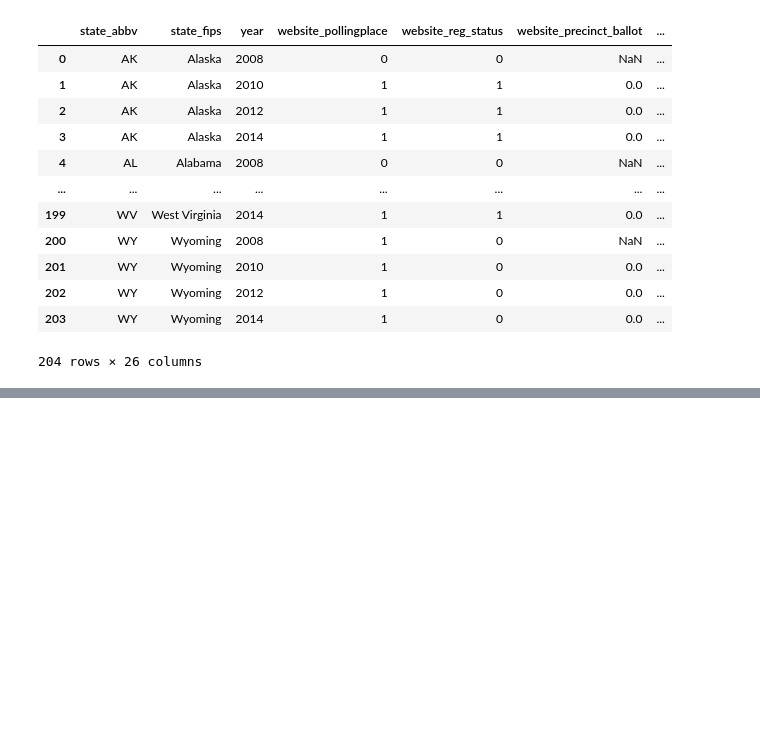
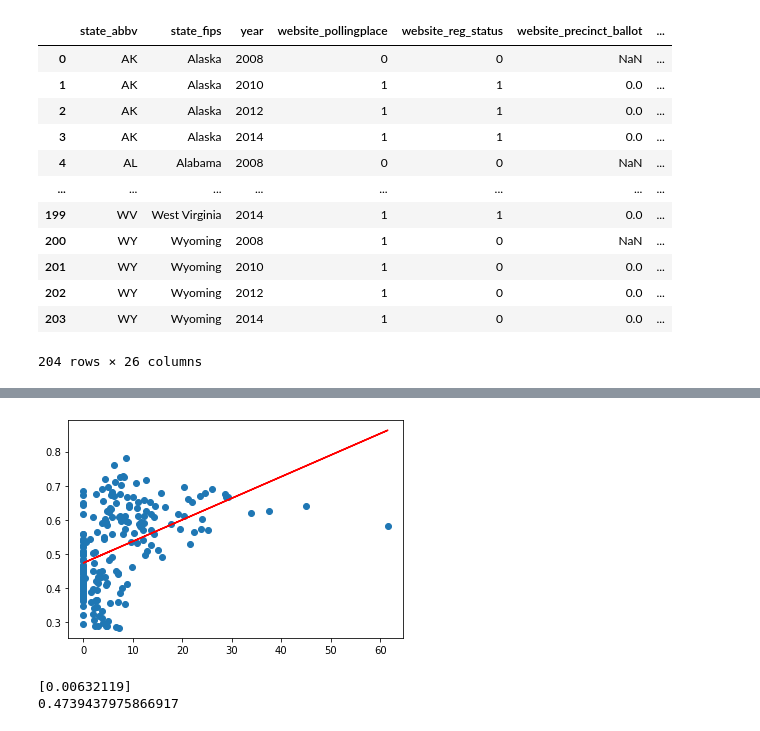
Before and after one commit to mmingoia/HTML_MN_Group_Project, a Jupyter notebook: election.ipynb, the cells around one changed output, grey strips where cells are left out. Drawn from its saved outputs; the diff is of its cells as text; code cells hidden in the pictures; blank space fills up the shorter version.

```diff
--- a/election.ipynb
+++ b/election.ipynb
@@ -40,0 +143,12 @@ df1
+# %%
+plt.scatter(X, y)
+plt.plot(X, y_pred, color='red')
+plt.show()
+# %% [output]
+[figure, added]
+# %%
+print(model.coef_)
+print(model.intercept_)
+# %% [output]
+[0.00632119]
+0.4739437975866917
```
Also changed, not shown: parts of 13 cells of this notebook.
